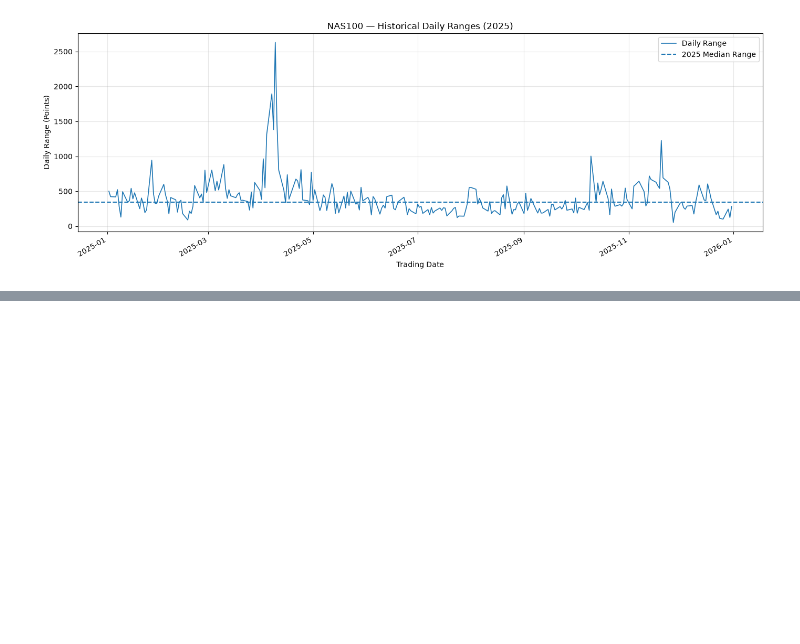
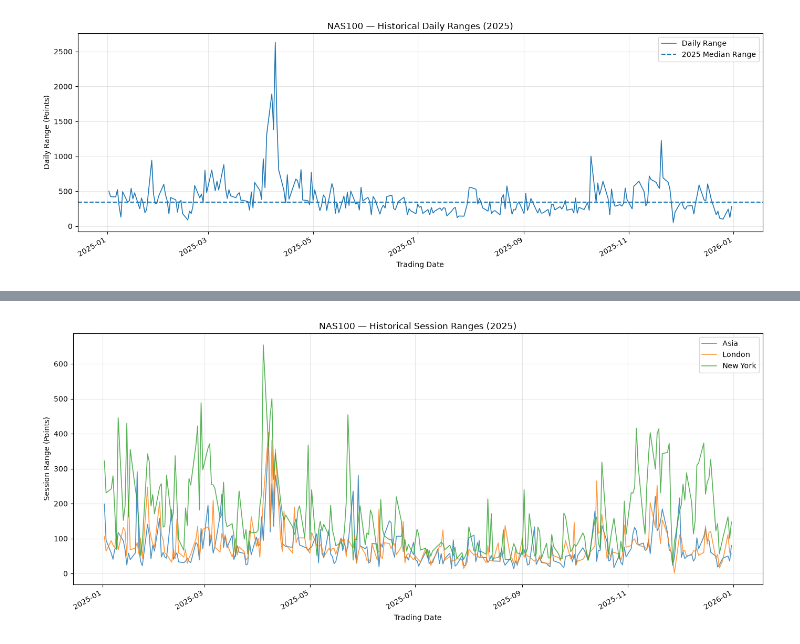
Before and after one commit to oa1013/candle-fetcher, a Jupyter notebook: notebooks/08_daily_session_range_analyzer.ipynb, the cells around one changed output, grey strips where cells are left out. Drawn from its saved outputs; the diff is of its cells as text; code cells hidden in the pictures; blank space fills up the shorter version.

```diff
--- a/notebooks/08_daily_session_range_analyzer.ipynb
+++ b/notebooks/08_daily_session_range_analyzer.ipynb
@@ -802,0 +844,35 @@ plt.show()
+# %%
+
+# Step 21 — Historical session ranges over time
+
+fig, ax = plt.subplots(figsize=(14, 6))
+
+session_data = {
+    "Asia": asia_ranges,
+    "London": london_ranges,
+    "New York": ny_ranges,
+}
+
+for session_name, session_df in session_data.items():
+    dates = pd.to_datetime(session_df["trading_date"])
+
+    ax.plot(
+        dates,
+        session_df["range_points"],
+        linewidth=1.2,
+        alpha=0.8,
+        label=session_name
+    )
+
+ax.set_title("NAS100 — Historical Session Ranges (2025)")
+ax.set_xlabel("Trading Date")
+ax.set_ylabel("Session Range (Points)")
+
+ax.grid(True, alpha=0.3)
+ax.legend()
+
+fig.autofmt_xdate()
+plt.tight_layout()
+plt.show()
+# %% [output]
+[figure, added]
```
Also changed, not shown: parts of 3 cells of this notebook.
